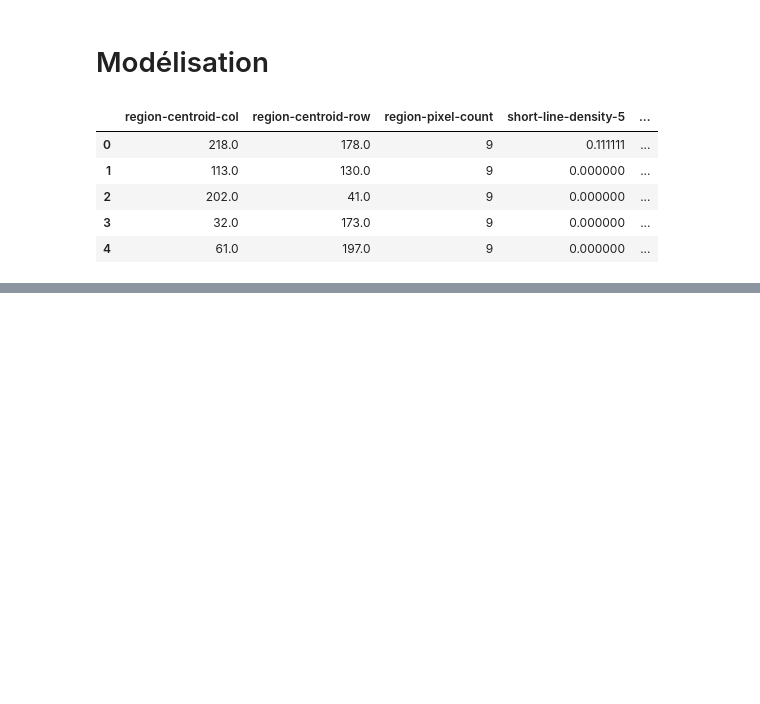
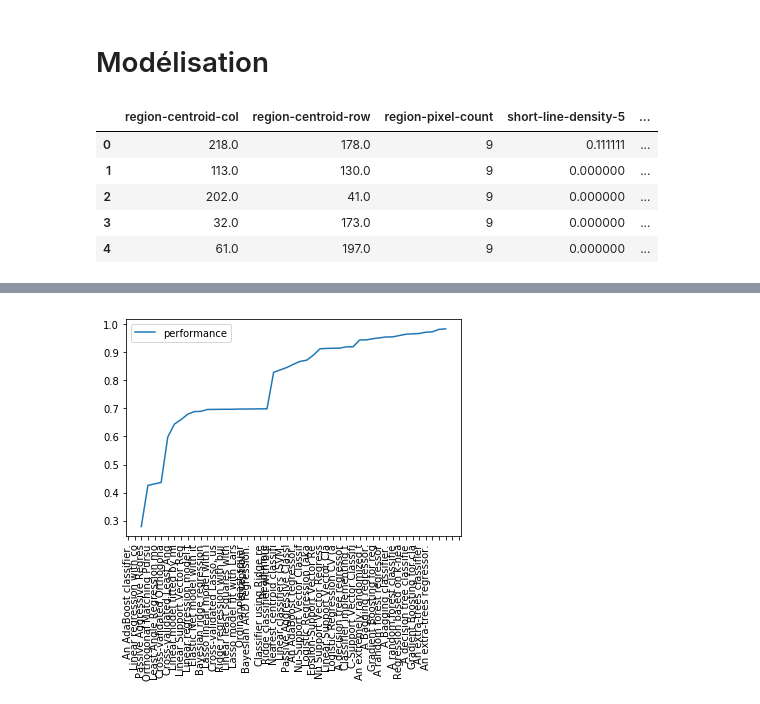
Before and after one commit to Kawiim/Data-Analysis, a Jupyter notebook: tp_python.ipynb, the cells around one changed output, grey strips where cells are left out. Cells and saved outputs as stored; diff of their text form; code cells hidden in the pictures; blank space fills up the shorter version.

Commit message:
Creating modele, testing hyperparameters with grid search and testing all algo

```diff
--- a/tp_python.ipynb
+++ b/tp_python.ipynb
@@ -252,3 +260,8 @@ x_train, x_validation, y_train, y_validation = train_test_split(x_train, y_train
+# %%
+scaler = StandardScaler()
+scaler.fit(x_train)
+x_train = scaler.transform(x_train)
+x_test  = scaler.transform(x_test)
 # %%
 x_train.shape, x_validation.shape, y_train.shape, y_validation.shape, x_test.shape, y_test.shape
 # %% [output]
@@ -262,0 +405,28 @@ modele = algo.fit(x_train.select_dtypes(exclude="object"), y_train)
+# %%
+performances               = {}
+modeles_a_tester           = []
+classes_de_models_a_tester = algos.keys()
+best_algorithm = 0
+best_perf = 0
+for classe_de_models in classes_de_models_a_tester:
+    modeles_a_tester.extend(algos[classe_de_models])
+
+for pointeur_vers_algo in modeles_a_tester:
+    try:
+        algorithme = pointeur_vers_algo()
+        doc        = algorithme.__doc__
+        name       = doc[:min(doc.find(":"), 25)].strip()
+        print (name)
+        algorithme.fit(x_train, y_train)
+        performance = algorithme.score(x_test, y_test)
+        print (performance)
+        if performance >  best_perf:
+            best_algorithm = algorithme
+            best_perf = performance
+
+        if 0<performance and performance<1:
+            performances[name] = [performance]
+    except Exception as e:
+        if "label" in str(e): print ("Algo de classification")
+        else                : print (str(e)[:50])
+    print ("="*30)
@@ -262,0 +625,7 @@ modele = algo.fit(x_train.select_dtypes(exclude="object"), y_train)
+# %%
+df_perf = pd.DataFrame(performances).T
+col_name = "performance"
+df_perf.columns = [col_name]
+# %%
+df_perf = df_perf.sort_values(col_name)
+df_perf
@@ -262,0 +654,7 @@ modele = algo.fit(x_train.select_dtypes(exclude="object"), y_train)
+# %%
+df_perf = df_perf.sort_values(col_name)
+ax = df_perf.plot(rot=90, x_compat=True)
+ax.xaxis.set_ticklabels(df_perf.index)
+ax.xaxis.set_major_locator(ticker.MultipleLocator(1))
+# %% [output]
+[figure, added]
```
Also changed, not shown: parts of 24 cells of this notebook, 2 other files.
